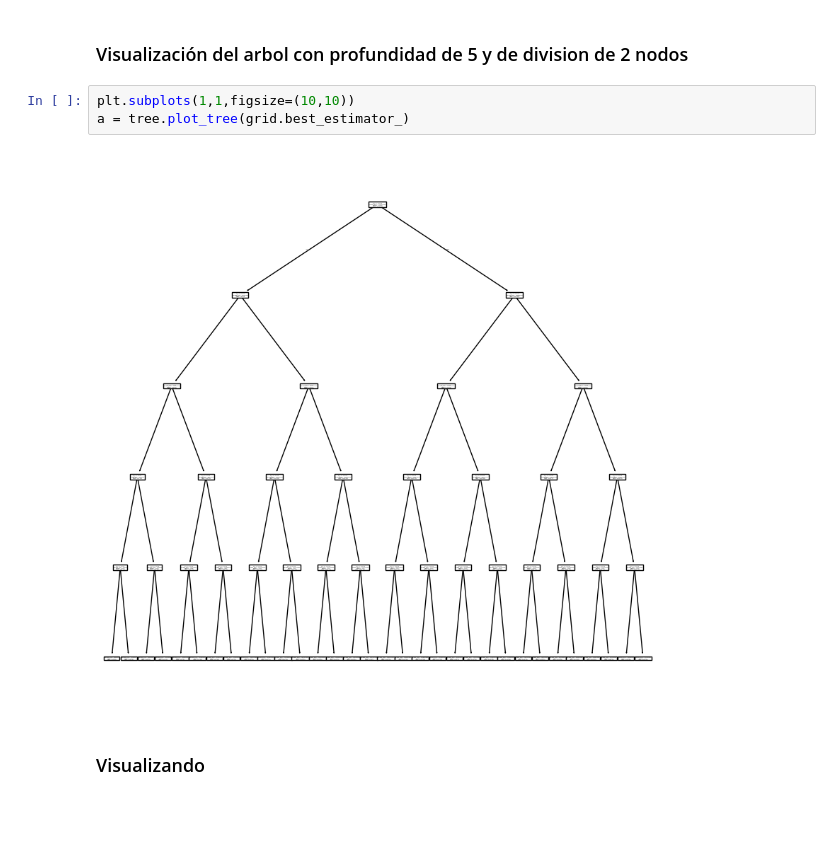
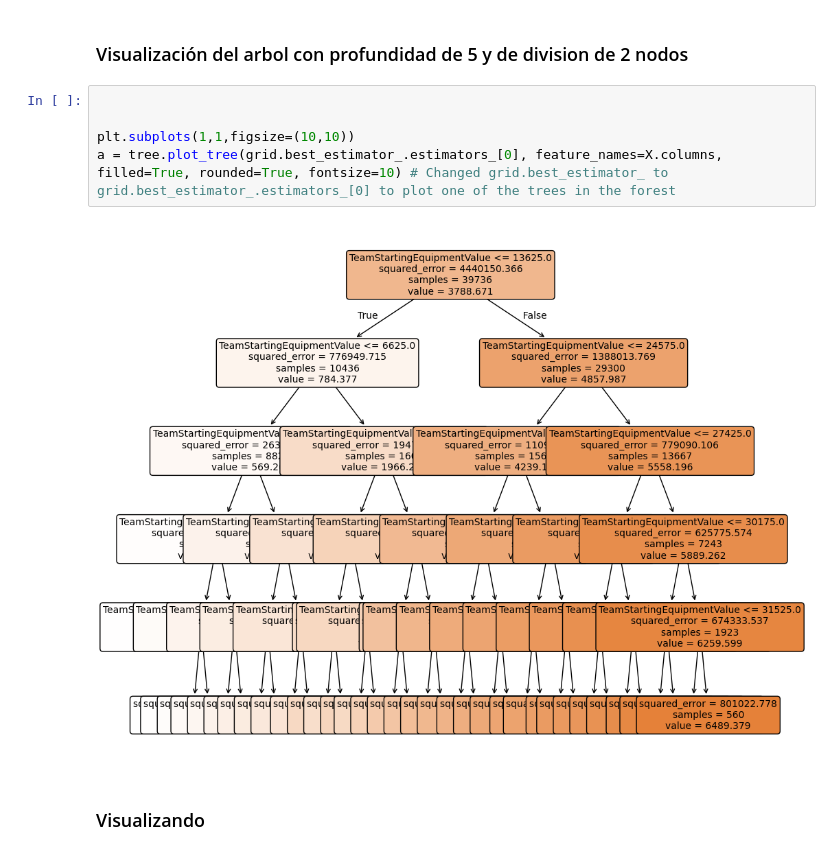
Before and after one commit to BrandonLCC/Informe_Tecnico_FMY0100, a Jupyter notebook: modelos/Regresion/Modelo 5 - Random Forest Regression.ipynb, the cells around one changed output. Saved outputs shown, nothing was run; the diff lists cells and outputs as text; blank space fills up the shorter version.

```diff
--- a/modelos/Regresion/Modelo 5 - Random Forest Regression.ipynb
+++ b/modelos/Regresion/Modelo 5 - Random Forest Regression.ipynb
@@ -346,10 +343,12 @@ pd.DataFrame(grid.cv_results_).iloc[grid.best_index_]
 dtype: object
 # %% [markdown]
 ### Visualización del arbol con profundidad de 5 y de division de 2 nodos
-# %%
-plt.subplots(1,1,figsize=(10,10))
-a = tree.plot_tree(grid.best_estimator_)
-# %% [output]
-[figure, removed]
+# %%
+
+
+plt.subplots(1,1,figsize=(10,10))
+a = tree.plot_tree(grid.best_estimator_.estimators_[0], feature_names=X.columns, filled=True, rounded=True, fontsize=10) # Changed grid.best_estimator_ to grid.best_estimator_.estimators_[0] to plot one of the trees in the forest
+# %% [output]
+[figure, added]
 # %% [markdown]
 ### Visualizando
```
Also changed, not shown: parts of 14 cells of this notebook, 7 other files.
